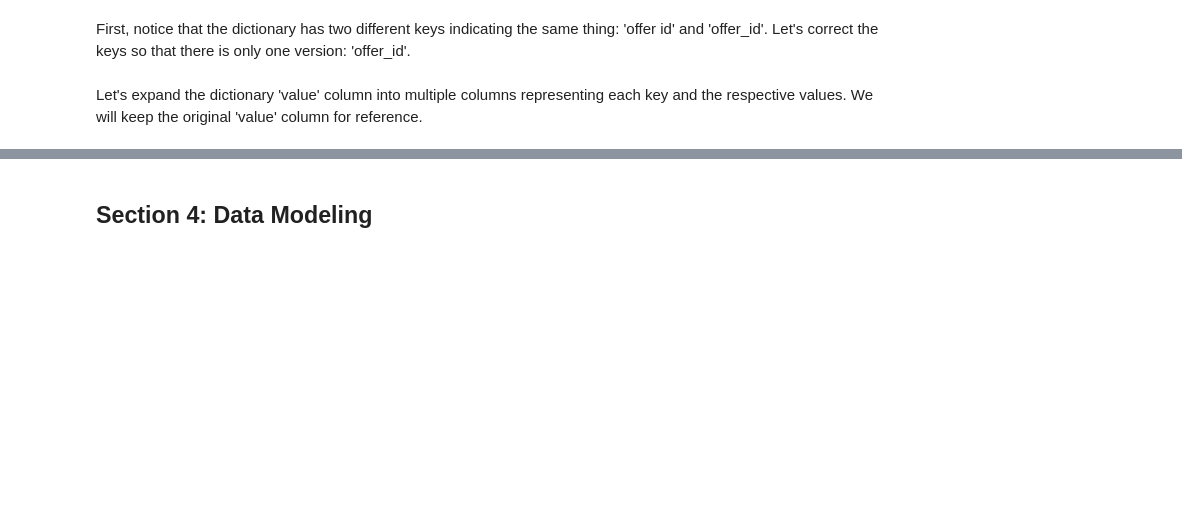
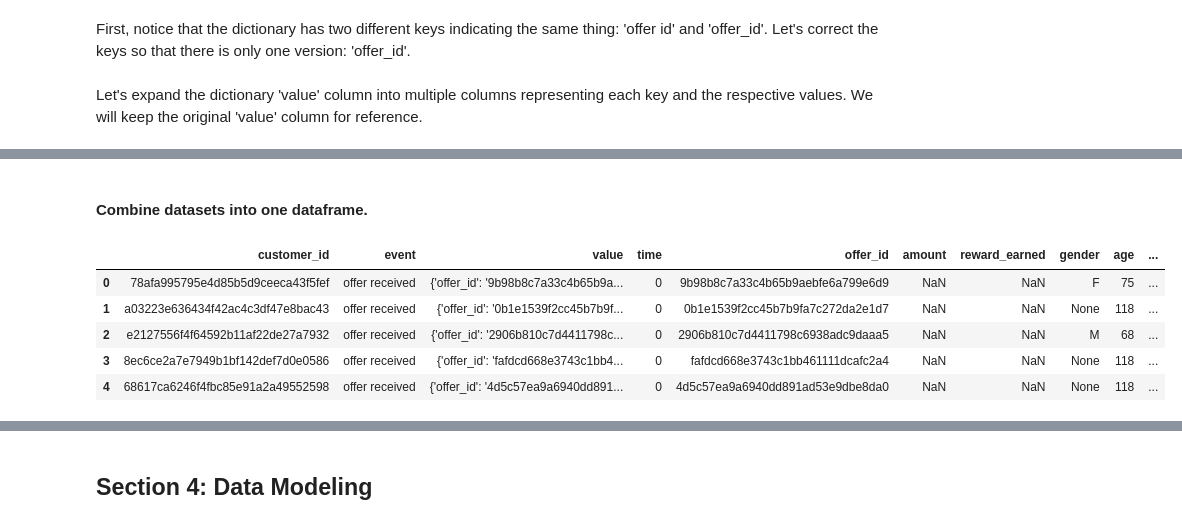
Before and after one commit to ewood242/Project_4_Capstone_Starbucks, a Jupyter notebook: Starbucks_Capstone_notebook.ipynb, the cells around one changed output, grey strips where cells are left out. Cells and saved outputs as stored; diff of their text form; code cells hidden in the pictures; blank space fills up the shorter version.

```diff
--- a/Starbucks_Capstone_notebook.ipynb
+++ b/Starbucks_Capstone_notebook.ipynb
@@ -354,3 +402,5 @@ AttributeError: 'Series' object has no attribute 'year'
+# %%
+transcript = transcript.rename(columns = {'person': 'customer_id'})
 # %% [markdown]
 In the transcript dataset, 'value' is a dictionary. Let's break that up to be more workable.
 # %% [markdown]
@@ -381,0 +448,3 @@ transcript_new
+# %%
+transcript_new = transcript_new.rename(columns = {'reward': 'reward_earned'})
+transcript_new.head() # confirm change was successful
@@ -381,0 +458,12 @@ transcript_new
+# %% [markdown]
+#### Combine datasets into one dataframe.
+# %%
+full_df = pd.merge(transcript_new, profile, how = 'left', on = 'customer_id')
+full_df.head()
+# %% [output]
+|  | customer_id | event | value | time | offer_id | amount | reward_earned | gender | age | ... |
+| 0 | 78afa995795e4d85b5d9ceeca43f5fef | offer received | {'offer_id': '9b98b8c7a33c4b65b9a... | 0 | 9b98b8c7a33c4b65b9aebfe6a799e6d9 | NaN | NaN | F | 75 | ... |
+| 1 | a03223e636434f42ac4c3df47e8bac43 | offer received | {'offer_id': '0b1e1539f2cc45b7b9f... | 0 | 0b1e1539f2cc45b7b9fa7c272da2e1d7 | NaN | NaN | None | 118 | ... |
+| 2 | e2127556f4f64592b11af22de27a7932 | offer received | {'offer_id': '2906b810c7d4411798c... | 0 | 2906b810c7d4411798c6938adc9daaa5 | NaN | NaN | M | 68 | ... |
+| 3 | 8ec6ce2a7e7949b1bf142def7d0e0586 | offer received | {'offer_id': 'fafdcd668e3743c1bb4... | 0 | fafdcd668e3743c1bb461111dcafc2a4 | NaN | NaN | None | 118 | ... |
+| 4 | 68617ca6246f4fbc85e91a2a49552598 | offer received | {'offer_id': '4d5c57ea9a6940dd891... | 0 | 4d5c57ea9a6940dd891ad53e9dbe8da0 | NaN | NaN | None | 118 | ... |
```
Also changed, not shown: parts of 50 cells of this notebook.
